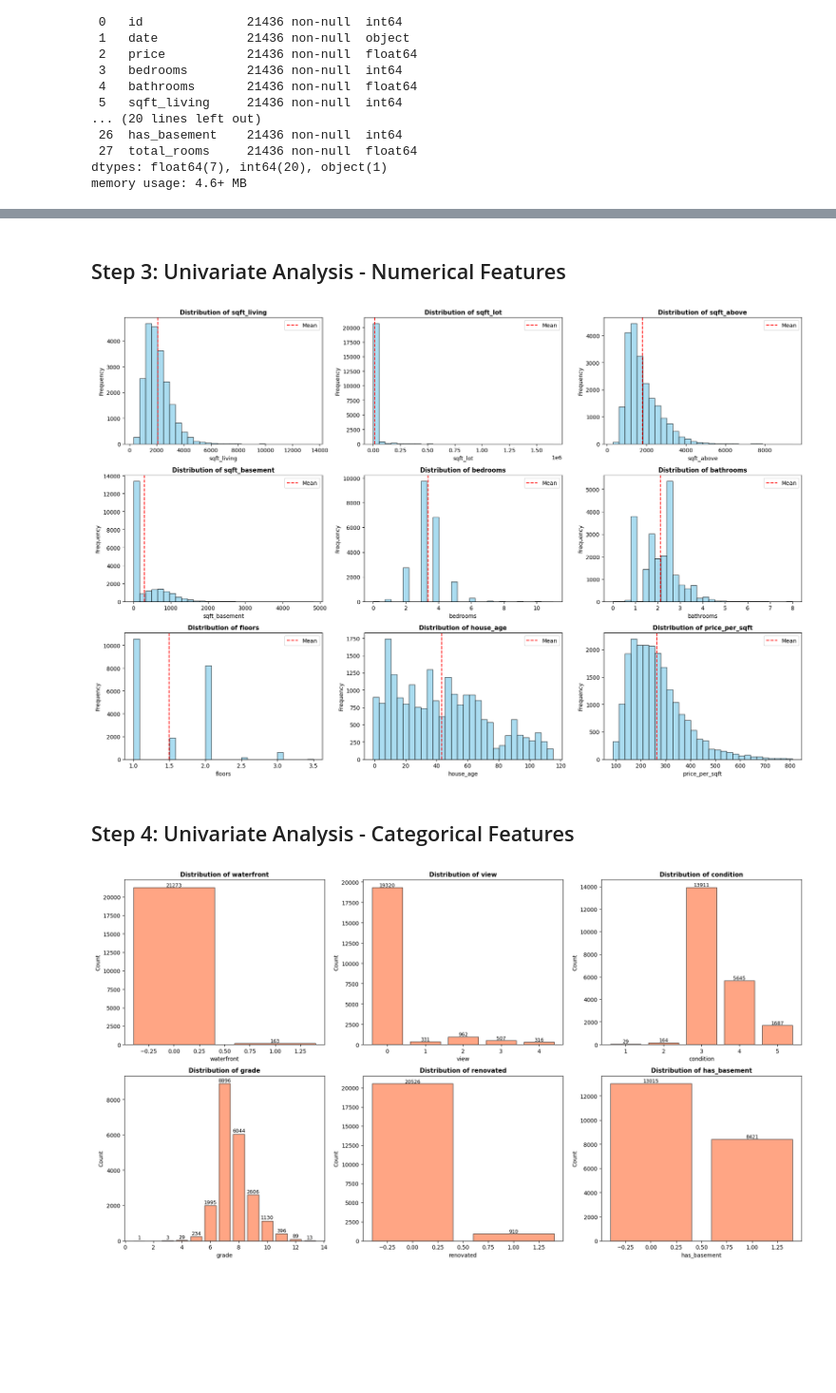
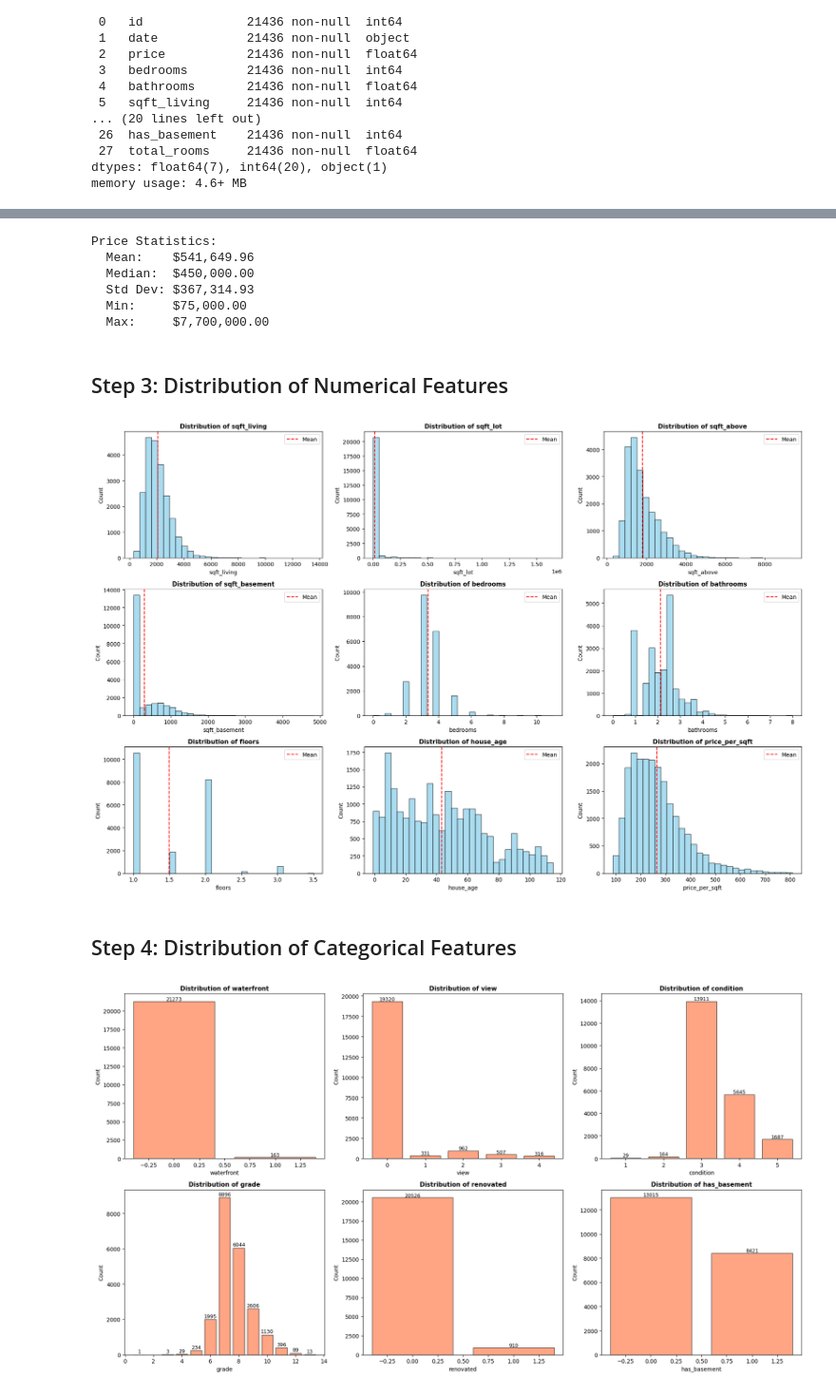
Before and after one commit to AswathSanthanakrishnan/House-Price-Prediction-Project---Final-sem-project-, a Jupyter notebook: 02_EDA.ipynb, the cells around one changed output, grey strips where cells are left out. Shown at 95% size. Cells and saved outputs as stored; diff of their text form; code cells hidden in the pictures; blank space fills up the shorter version.

```diff
--- a/02_EDA.ipynb
+++ b/02_EDA.ipynb
@@ -122,28 +94,41 @@ Max: $7,700,000.00
+# %%
+# print basic stats
+print('Price Statistics:')
+print(f"  Mean:    ${df['price'].mean():,.2f}")
+print(f"  Median:  ${df['price'].median():,.2f}")
+print(f"  Std Dev: ${df['price'].std():,.2f}")
+print(f"  Min:     ${df['price'].min():,.2f}")
+print(f"  Max:     ${df['price'].max():,.2f}")
+# %% [output]
+Price Statistics:
+  Mean:    $541,649.96
+  Median:  $450,000.00
+  Std Dev: $367,314.93
+  Min:     $75,000.00
+  Max:     $7,700,000.00
 # %% [markdown]
-## Step 3: Univariate Analysis - Numerical Features
+## Step 3: Distribution of Numerical Features
 # %%
 # Select key numerical features to visualize
 numerical_features = ['sqft_living', 'sqft_lot', 'sqft_above', 'sqft_basement',
                       'bedrooms', 'bathrooms', 'floors', 'house_age', 'price_per_sqft']
-
 # Create histograms
 fig, axes = plt.subplots(3, 3, figsize=(18, 12))
 axes = axes.ravel()
-
 for idx, col in enumerate(numerical_features):
     axes[idx].hist(df[col], bins=30, edgecolor='black', alpha=0.7, color='skyblue')
     axes[idx].set_xlabel(col, fontsize=10)
-    axes[idx].set_ylabel('Frequency', fontsize=10)
+    axes[idx].set_ylabel('Count', fontsize=10)
     axes[idx].set_title(f'Distribution of {col}', fontsize=11, fontweight='bold')
     axes[idx].axvline(df[col].mean(), color='red', linestyle='--', linewidth=1.5, label='Mean')
     axes[idx].legend()
 
 plt.tight_layout()
 plt.show()
 # %% [output]
-[figure, old version]
+[figure, new version]
 # %% [markdown]
-## Step 4: Univariate Analysis - Categorical Features
+## Step 4: Distribution of Categorical Features
 # %%
 # Categorical features
 categorical_features = ['waterfront', 'view', 'condition', 'grade', 'renovated', 'has_basement']
```
Also changed, not shown: parts of 12 cells of this notebook.
